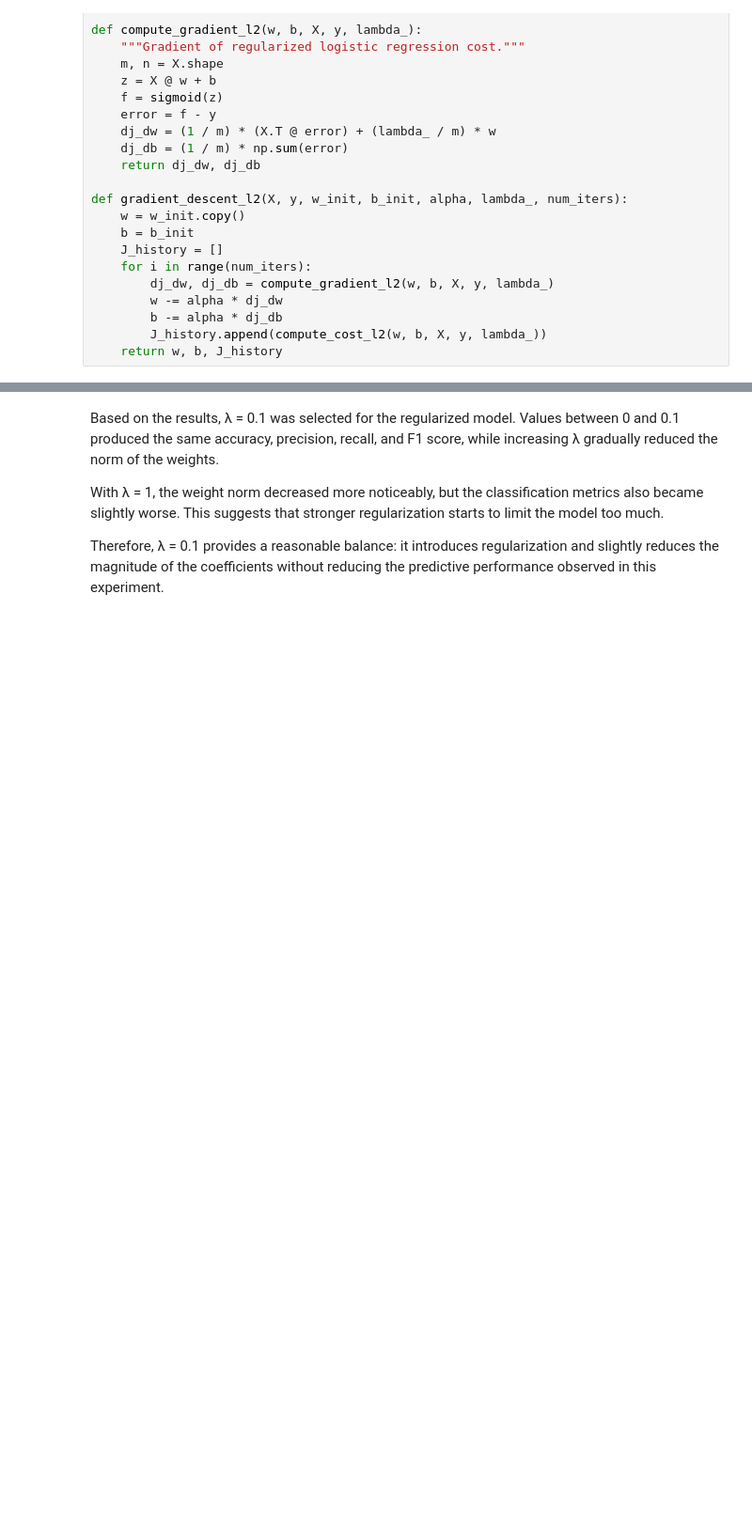
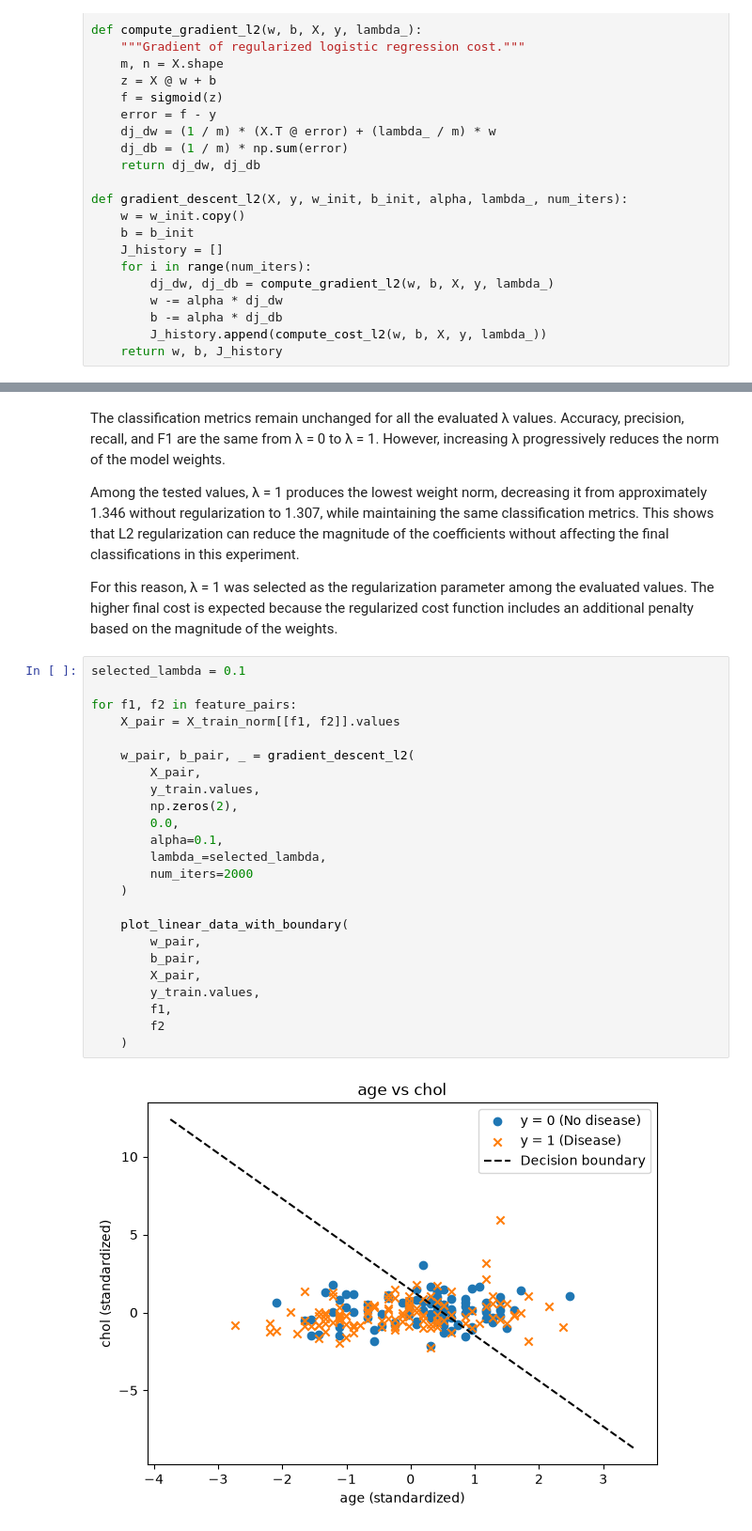
Before and after one commit to Valentina-33/Heart-Disease-Risk-Prediction, a Jupyter notebook: heart_disease_lr_analysis.ipynb, the cells around one changed output, grey strips where cells are left out. Shown at 94% size. Cells and saved outputs as stored; diff of their text form; blank space fills up the shorter version.

```diff
--- a/heart_disease_lr_analysis.ipynb
+++ b/heart_disease_lr_analysis.ipynb
@@ -722,8 +727,34 @@ plt.show()
 # %% [output]
 [figure]
 # %% [markdown]
-Based on the results, λ = 0.1 was selected for the regularized model. Values between 0 and 0.1 produced the same accuracy, precision, recall, and F1 score, while increasing λ gradually reduced the norm of the weights.
+The classification metrics remain unchanged for all the evaluated λ values. Accuracy, precision, recall, and F1 are the same from λ = 0 to λ = 1. However, increasing λ progressively reduces the norm of the model weights.
 
-With λ = 1, the weight norm decreased more noticeably, but the classification metrics also became slightly worse. This suggests that stronger regularization starts to limit the model too much.
+Among the tested values, λ = 1 produces the lowest weight norm, decreasing it from approximately 1.346 without regularization to 1.307, while maintaining the same classification metrics. This shows that L2 regularization can reduce the magnitude of the coefficients without affecting the final classifications in this experiment.
 
-Therefore, λ = 0.1 provides a reasonable balance: it introduces regularization and slightly reduces the magnitude of the coefficients without reducing the predictive performance observed in this experiment.
+For this reason, λ = 1 was selected as the regularization parameter among the evaluated values. The higher final cost is expected because the regularized cost function includes an additional penalty based on the magnitude of the weights.
+# %%
+selected_lambda = 0.1
+
+for f1, f2 in feature_pairs:
+    X_pair = X_train_norm[[f1, f2]].values
+
+    w_pair, b_pair, _ = gradient_descent_l2(
+        X_pair,
+        y_train.values,
+        np.zeros(2),
+        0.0,
+        alpha=0.1,
+        lambda_=selected_lambda,
+        num_iters=2000
+    )
+
+    plot_linear_data_with_boundary(
+        w_pair,
+        b_pair,
+        X_pair,
+        y_train.values,
+        f1,
+        f2
+    )
+# %% [output]
+[figure, added]
```
Also changed, not shown: parts of 7 cells of this notebook.
